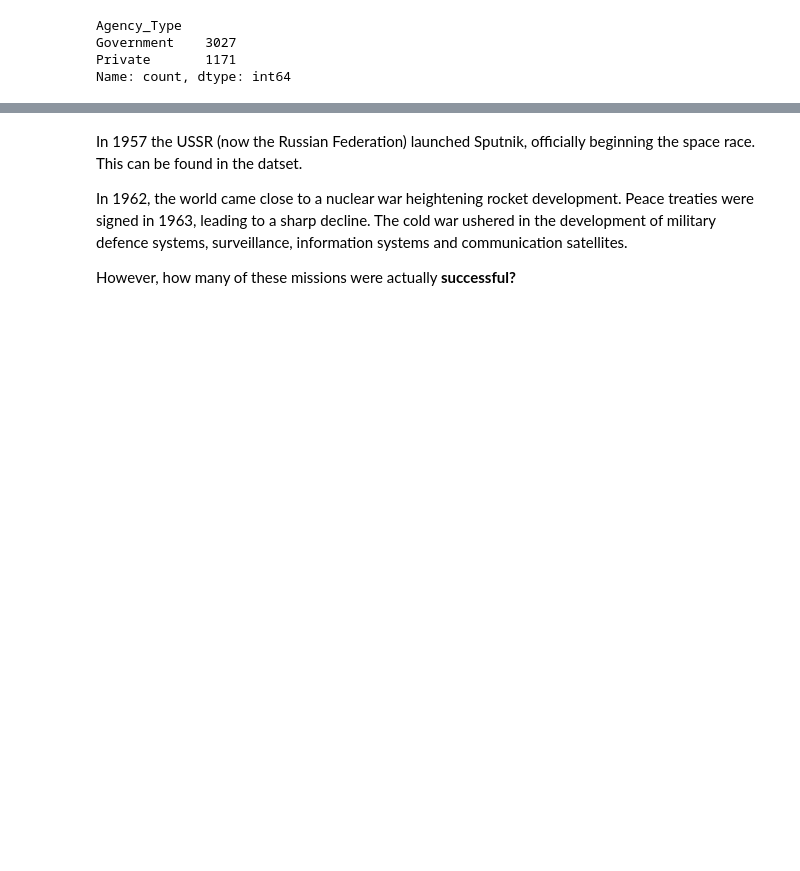
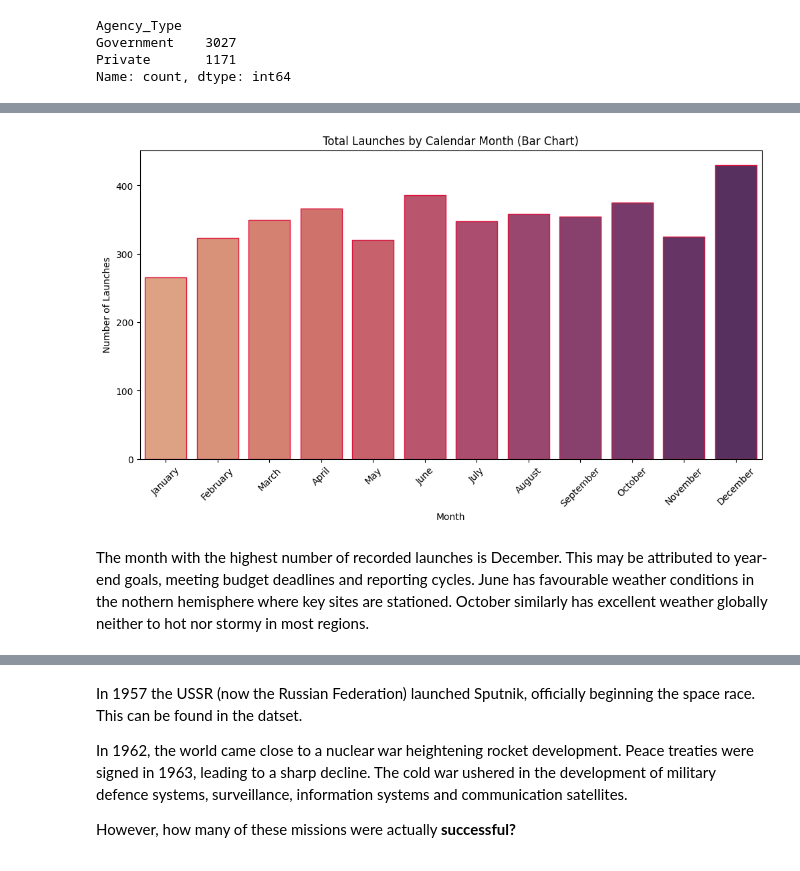
Before and after one commit to rumetheengineer/space-race, a Jupyter notebook: Space Race Visualisation.ipynb, the cells around one changed output, grey strips where cells are left out. Cells and saved outputs as stored; diff of their text form; code cells hidden in the pictures; blank space fills up the shorter version.

```diff
--- a/Space Race Visualisation.ipynb
+++ b/Space Race Visualisation.ipynb
@@ -211,0 +203,4 @@ missions_df['Price_Filled'] = missions_df.groupby('Agency_Type').Price_Filled.tr
+# %%
+monthly_totals = missions_df.groupby(['Month_Number', 'Month']).size().reset_index(name='Launch_Count')
+monthly_totals = monthly_totals.sort_values('Month_Number')
+monthly_totals
@@ -211,0 +221,22 @@ missions_df['Price_Filled'] = missions_df.groupby('Agency_Type').Price_Filled.tr
+# %%
+fig2 = plt.figure(figsize=(12, 6))
+sns.barplot(
+    data=monthly_totals,
+    x='Month',
+    y='Launch_Count',
+    order=monthly_totals.sort_values('Month_Number')['Month'],
+    edgecolor='crimson',
+    palette='flare',
+    hue='Month',
+    legend=False,
+    dodge=False
+ )
+plt.title('Total Launches by Calendar Month (Bar Chart)')
+plt.xlabel('Month')
+plt.ylabel('Number of Launches')
+plt.xticks(rotation=45)
+plt.show()
+# %% [output]
+[figure, added]
+# %% [markdown]
+The month with the highest number of recorded launches is December. This may be attributed to year-end goals, meeting budget deadlines and reporting cycles. June has favourable weather conditions in the nothern hemisphere where key sites are stationed. October similarly has excellent weather globally neither to hot nor stormy in most regions.
```
Also changed, not shown: parts of 72 cells of this notebook.
